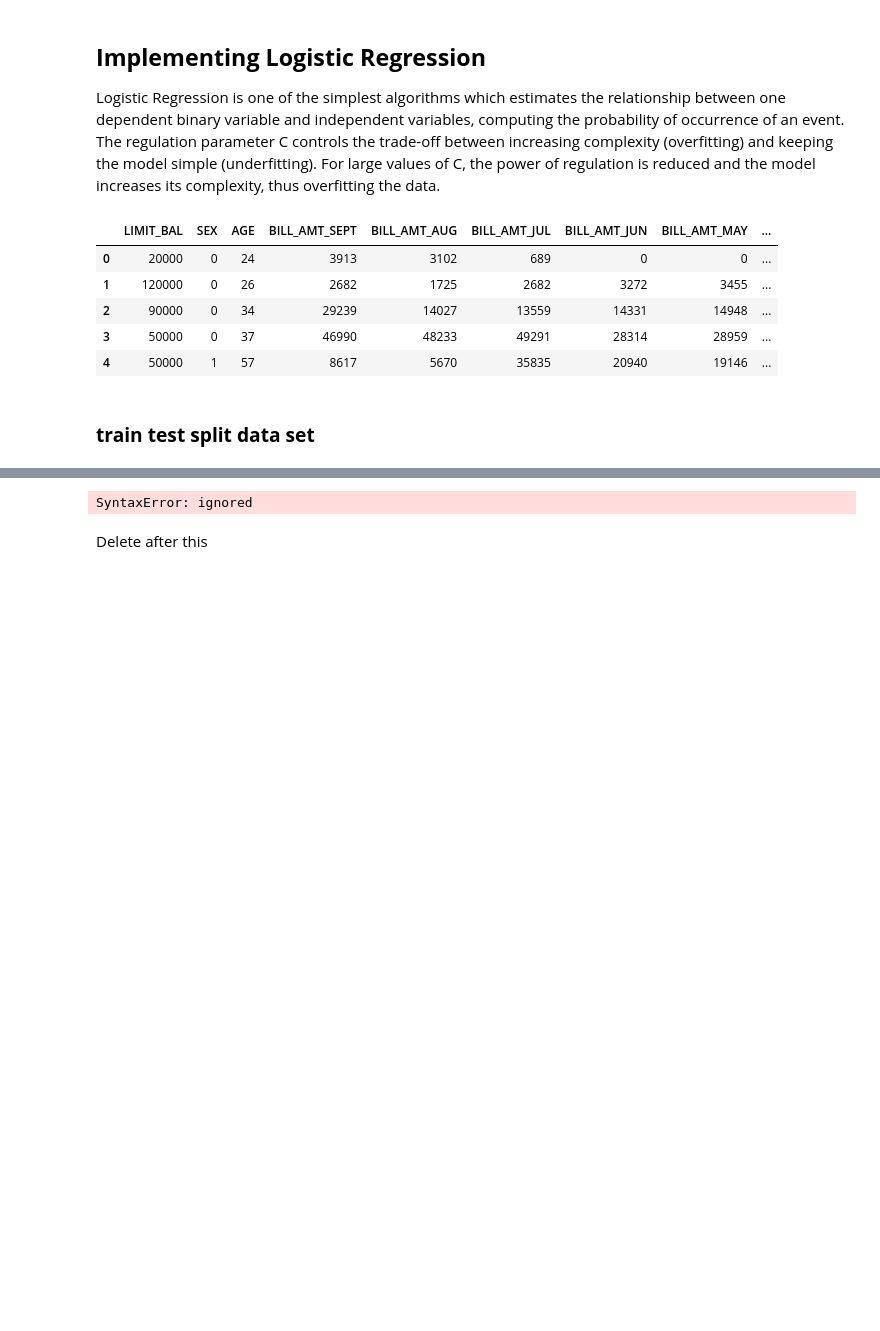
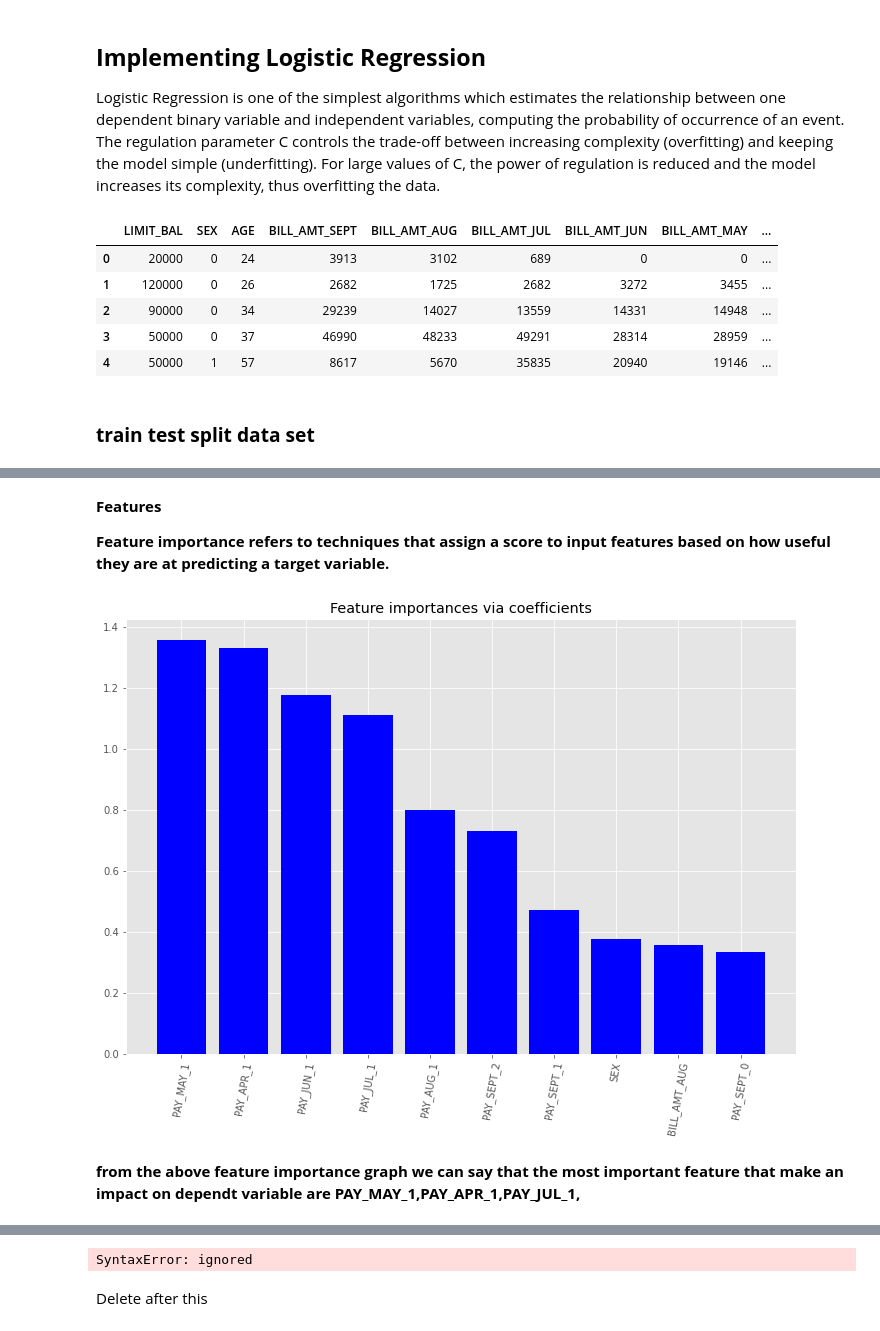
Before and after one commit to harshithgowdakc/Credit-Card-Default-Prediction, a Jupyter notebook: Credit_Card_Default_Prediction.ipynb, the cells around one changed output, grey strips where cells are left out. Saved outputs shown, nothing was run; the diff lists cells and outputs as text; code cells hidden in the pictures; blank space fills up the shorter version.

Commit message:
Data_Modeling_2

```diff
--- a/Credit_Card_Default_Prediction.ipynb
+++ b/Credit_Card_Default_Prediction.ipynb
@@ -999,0 +1118,18 @@ credit_df_logistic.head()
+# %% [markdown]
+**Features**
+
+**Feature importance refers to techniques that assign a score to input features based on how useful they are at predicting a target variable.**
+# %%
+feature_importance = pd.DataFrame({'Features':columns, 'Importance':np.abs(optimized_clf.coef_).ravel() })
+# %%
+feature_importance = feature_importance.sort_values(by = 'Importance', ascending=False)[:10]
+# %%
+#plot the graph
+plt.bar(height=feature_importance['Importance'], x= feature_importance['Features'], color = 'blue')
+plt.xticks(rotation=80)
+plt.title("Feature importances via coefficients")
+plt.show()
+# %% [output]
+[figure, added]
+# %% [markdown]
+**from the above feature importance graph we can say that the most important feature that make an impact on dependt variable are PAY_MAY_1,PAY_APR_1,PAY_JUL_1,**
```
Also changed, not shown: parts of 44 cells of this notebook.
